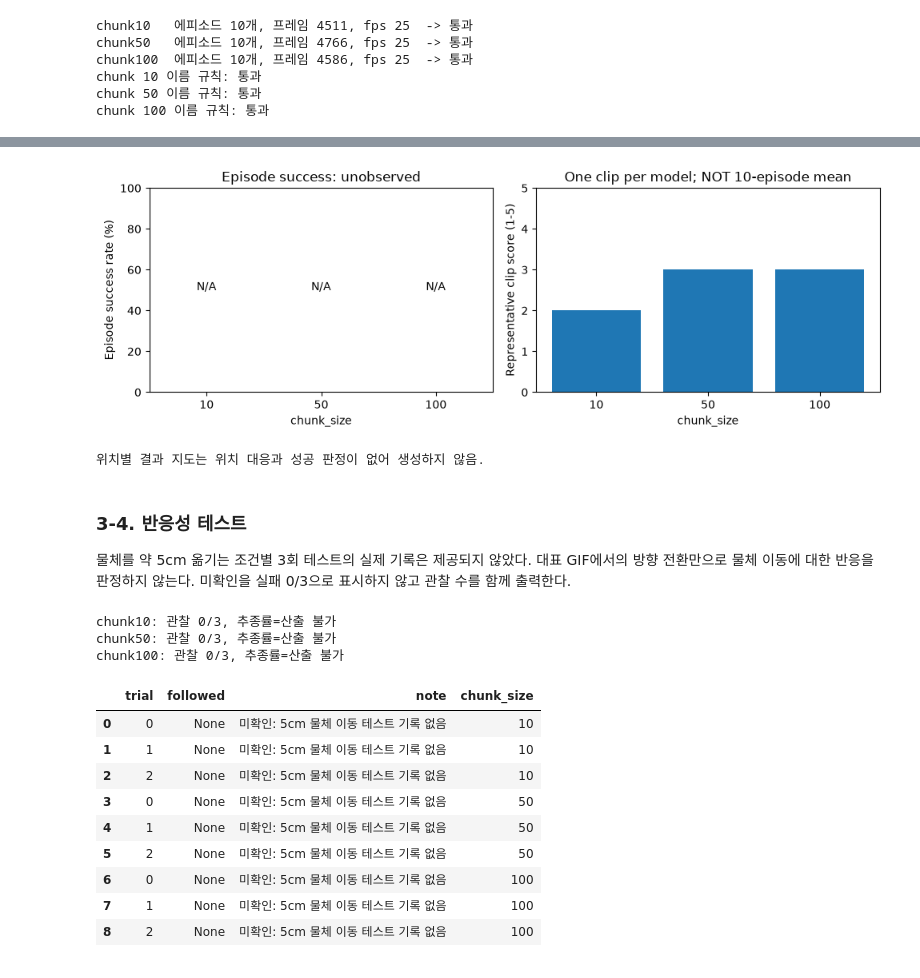
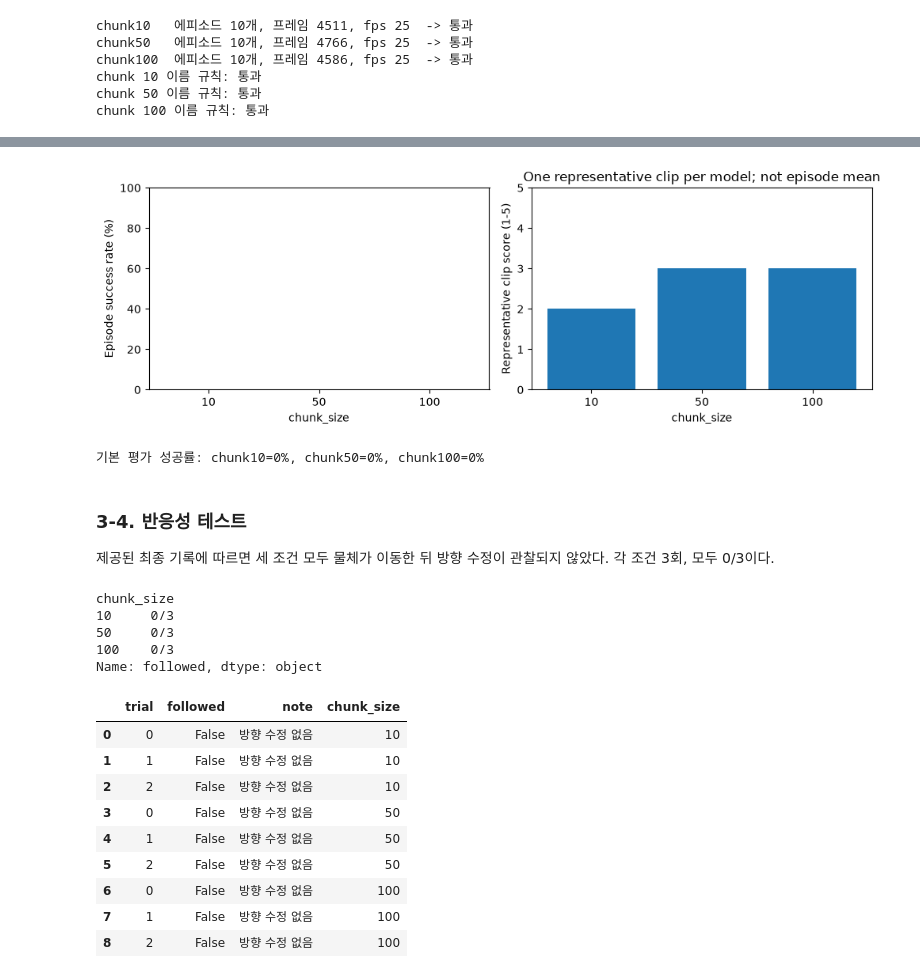
Before and after one commit to GoJunHyeob/RobotTask, a Jupyter notebook: assignments/assignment_3.ipynb, the cells around one changed output, grey strips where cells are left out. Drawn from its saved outputs; the diff is of its cells as text; code cells hidden in the pictures.

```diff
--- a/assignments/assignment_3.ipynb
+++ b/assignments/assignment_3.ipynb
@@ -359,44 +337,43 @@ clip_df.to_csv("evidence_hw3/representative_clip_assessments.csv", index=False)
 # %%
 fig, axes = plt.subplots(1, 2, figsize=(10, 3.5))
-axes[0].set(xlim=(-0.5,2.5), ylim=(0,100), xticks=range(3), xticklabels=CHUNK_SIZES,
-    xlabel="chunk_size", ylabel="Episode success rate (%)", title="Episode success: unobserved")
-for x in range(3):
-    axes[0].text(x, 50, "N/A", ha="center")
+axes[0].bar([str(k) for k in summary.index], summary["success_rate"])
+axes[0].set(ylim=(0,100), xlabel="chunk_size", ylabel="Episode success rate (%)")
 axes[1].bar(clip_df.chunk_size.astype(str), clip_df.representative_clip_smooth)
-axes[1].set(ylim=(0,5), xlabel="chunk_size", ylabel="Representative clip score (1-5)",
-    title="One clip per model; NOT 10-episode mean")
+axes[1].set(ylim=(0,5), xlabel="chunk_size", ylabel="Representative clip score (1-5)")
+axes[1].set_title("One representative clip per model; not episode mean")
 fig.tight_layout(); plt.show()
-print("위치별 결과 지도는 위치 대응과 성공 판정이 없어 생성하지 않음.")
+print("기본 평가 성공률: chunk10=0%, chunk50=0%, chunk100=0%")
 # %% [output]
-[figure, old version]
+[figure, new version]
-위치별 결과 지도는 위치 대응과 성공 판정이 없어 생성하지 않음.
+기본 평가 성공률: chunk10=0%, chunk50=0%, chunk100=0%
 # %% [markdown]
 ### 3-4. 반응성 테스트
-물체를 약 5cm 옮기는 조건별 3회 테스트의 실제 기록은 제공되지 않았다.
-대표 GIF에서의 방향 전환만으로 물체 이동에 대한 반응을 판정하지 않는다.
-미확인을 실패 0/3으로 표시하지 않고 관찰 수를 함께 출력한다.
+제공된 최종 기록에 따르면 세 조건 모두 물체가 이동한 뒤 방향 수정이 관찰되지 않았다. 각 조건 3회, 모두 0/3이다.
 # %%
-reactivity = {k: [{"trial": i, "followed": None, "note": "미확인: 5cm 물체 이동 테스트 기록 없음"}
-    for i in range(3)] for k in CHUNK_SIZES}
+reactivity = {
+    10: [{"trial": i, "followed": False, "note": "방향 수정 없음"} for i in range(3)],
+    50: [{"trial": i, "followed": False, "note": "방향 수정 없음"} for i in range(3)],
+    100: [{"trial": i, "followed": False, "note": "방향 수정 없음"} for i in range(3)],
+}
 react_df = pd.concat([pd.DataFrame(v).assign(chunk_size=k) for k,v in reactivity.items()], ignore_index=True)
-for k in CHUNK_SIZES:
-    observed = react_df.loc[react_df.chunk_size == k, "followed"].dropna()
-    print(f"chunk{k}: 관찰 {len(observed)}/3, 추종률=" + (f"{observed.mean()*100:.0f}%" if len(observed) else "산출 불가"))
+print(react_df.groupby("chunk_size")["followed"].apply(lambda s: f"{int(s.sum())}/3"))
 display(react_df)
 # %% [output]
-chunk10: 관찰 0/3, 추종률=산출 불가
-chunk50: 관찰 0/3, 추종률=산출 불가
-chunk100: 관찰 0/3, 추종률=산출 불가
+chunk_size
+10     0/3
+50     0/3
+100    0/3
+Name: followed, dtype: object
 |  | trial | followed | note | chunk_size |
-| 0 | 0 | None | 미확인: 5cm 물체 이동 테스트 기록 없음 | 10 |
-| 1 | 1 | None | 미확인: 5cm 물체 이동 테스트 기록 없음 | 10 |
-| 2 | 2 | None | 미확인: 5cm 물체 이동 테스트 기록 없음 | 10 |
-| 3 | 0 | None | 미확인: 5cm 물체 이동 테스트 기록 없음 | 50 |
-| 4 | 1 | None | 미확인: 5cm 물체 이동 테스트 기록 없음 | 50 |
-| 5 | 2 | None | 미확인: 5cm 물체 이동 테스트 기록 없음 | 50 |
-| 6 | 0 | None | 미확인: 5cm 물체 이동 테스트 기록 없음 | 100 |
-| 7 | 1 | None | 미확인: 5cm 물체 이동 테스트 기록 없음 | 100 |
-| 8 | 2 | None | 미확인: 5cm 물체 이동 테스트 기록 없음 | 100 |
+| 0 | 0 | False | 방향 수정 없음 | 10 |
+| 1 | 1 | False | 방향 수정 없음 | 10 |
+| 2 | 2 | False | 방향 수정 없음 | 10 |
+| 3 | 0 | False | 방향 수정 없음 | 50 |
+| 4 | 1 | False | 방향 수정 없음 | 50 |
+| 5 | 2 | False | 방향 수정 없음 | 50 |
+| 6 | 0 | False | 방향 수정 없음 | 100 |
+| 7 | 1 | False | 방향 수정 없음 | 100 |
+| 8 | 2 | False | 방향 수정 없음 | 100 |
 # %% [markdown]
 ### 3-5. 실제 애니메이션 GIF
 모두 480×360, 40프레임, GIF 재생 시간 5.01초이다. 출처 파일은 각 평가 데이터셋의
```
Also changed, not shown: parts of 7 cells of this notebook, 4 other files.
